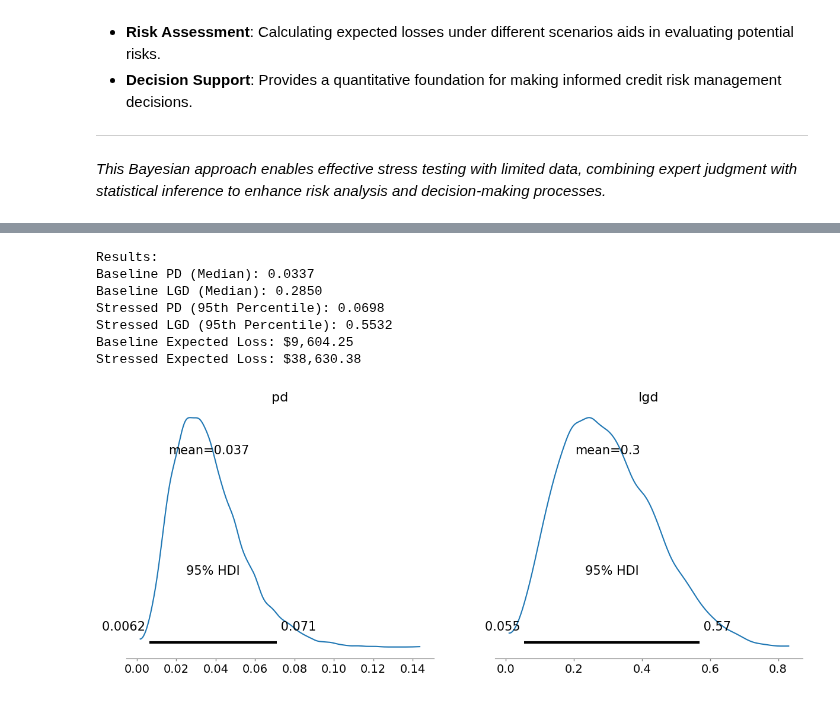
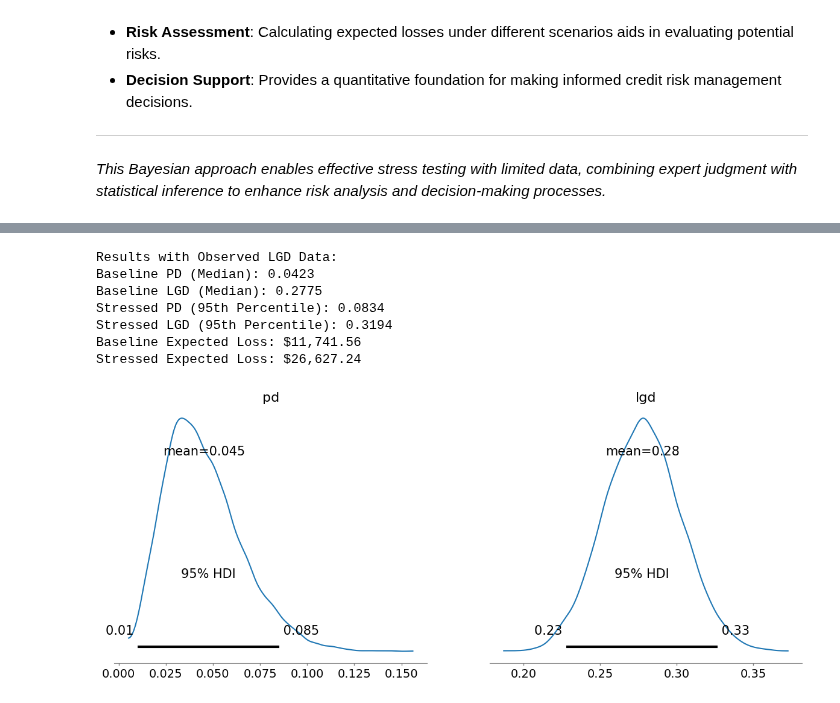
Before and after one commit to at621/snippets, a Jupyter notebook: pymc_stresstest.ipynb, the cells around one changed output, grey strips where cells are left out. Saved outputs shown, nothing was run; the diff lists cells and outputs as text; code cells hidden in the pictures.

```diff
--- a/pymc_stresstest.ipynb
+++ b/pymc_stresstest.ipynb
@@ -98,16 +98,17 @@ def suppress_specific_stderr(text):
     finally:
         sys.stderr = old_stderr
 
-# Function to perform Bayesian stress test with user-provided priors
-def bayesian_stress_test(n_loans, n_defaults, prior_params_pd, prior_params_lgd, ead=1_000_000):
+# Function to perform Bayesian stress test with observed LGD data
+def bayesian_stress_test_with_lgd_data(n_loans, n_defaults, prior_params_pd, prior_params_lgd, observed_lgds, ead=1_000_000):
     """
-    Performs Bayesian stress testing with user-provided priors.
+    Performs Bayesian stress testing with user-provided priors and observed LGD data.
 
     Parameters:
     - n_loans: int, total number of loans
     - n_defaults: int, number of observed defaults
     - prior_params_pd: tuple, (alpha_pd, beta_pd) parameters for PD prior
     - prior_params_lgd: tuple, (alpha_lgd, beta_lgd) parameters for LGD prior
+    - observed_lgds: list or array, observed LGD data (values between 0 and 1)
     - ead: float, Exposure at Default per loan (default is 1,000,000)
 
     Returns:
@@ -128,8 +129,13 @@ def bayesian_stress_test(n_loans, n_defaults, prior_params_pd, prior_params_lgd,
             # Prior for LGD
             lgd = pm.Beta('lgd', alpha=alpha_prior_lgd, beta=beta_prior_lgd)
 
-            # Likelihood for defaults (Data incorporation)
+            # Likelihood for defaults (PD)
             defaults_observed = pm.Binomial('defaults_observed', n=n_loans, p=pd, observed=n_defaults)
+
+            # Likelihood for observed LGDs using Beta distribution
+            # Adjust the scaling factor 'k' based on your data
+            k = 100  # Scaling factor for Beta distribution
+            lgd_observed = pm.Beta('lgd_observed', alpha=lgd * k, beta=(1 - lgd) * k, observed=observed_lgds)
 
             # Sampling
             trace = pm.sample(5000, tune=1000, target_accept=0.95, random_seed=42, return_inferencedata=True)
@@ -159,48 +165,49 @@ def bayesian_stress_test(n_loans, n_defaults, prior_params_pd, prior_params_lgd,
         'Baseline Expected Loss': expected_loss_baseline,
         'Stressed Expected Loss': expected_loss_stressed
     }
 
     return trace, results
 
 # Example usage of the function
 if __name__ == "__main__":
     # Data
     n_loans = 10           # Total number of loans
-    n_defaults = 1         # Number of observed defaults
+    n_defaults = 3         # Number of observed defaults
+
+    # Observed LGDs from defaults
+    observed_lgds = [0.3, 0.2, 0.35]  # Replace with your actual observed LGD data
 
     # User-provided priors for PD and LGD
-    # Users can adjust the alpha and beta parameters as per their beliefs
+    # Prior for PD: User believes PD ≈ 2%
+    prior_params_pd = (2, 98)   # Alpha = 2, Beta = 98 (Mean PD ≈ 2%)
 
-    # Example prior for PD: User believes PD ≈ 3%
-    prior_params_pd = (3, 97)   # Alpha = 3, Beta = 97 (Mean PD ≈ 3%)
+    # Prior for LGD: User believes LGD ≈ 60%
+    prior_params_lgd = (2, 8)   # Alpha = 6, Beta = 4 (Mean LGD ≈ 60%)
 
-    # Example prior for LGD: User believes LGD ≈ 70%
-    prior_params_lgd = (3, 7)   # Alpha = 7, Beta = 3 (Mean LGD ≈ 70%)
-
-    # Perform Bayesian stress test
-    trace, results = bayesian_stress_test(n_loans, n_defaults, prior_params_pd, prior_params_lgd)
+    # Perform Bayesian stress test with observed LGD data
+    trace, results = bayesian_stress_test_with_lgd_data(n_loans, n_defaults, prior_params_pd, prior_params_lgd, observed_lgds)
 
     # Display results
-    print("Results:")
+    print("Results with Observed LGD Data:")
     for key, value in results.items():
         if 'Expected Loss' in key:
             print(f"{key}: ${value:,.2f}")
         else:
             print(f"{key}: {value:.4f}")
 
     # Visualize the posterior distributions
     az.plot_posterior(trace, var_names=['pd', 'lgd'], hdi_prob=0.95)
     plt.show()
 # %% [output]
 [interactive output not drawn]
 [interactive output not drawn]
 [interactive output not drawn]
 [interactive output not drawn]
-Results:
-Baseline PD (Median): 0.0337
-Baseline LGD (Median): 0.2850
-Stressed PD (95th Percentile): 0.0698
-Stressed LGD (95th Percentile): 0.5532
-Baseline Expected Loss: $9,604.25
-Stressed Expected Loss: $38,630.38
+Results with Observed LGD Data:
+Baseline PD (Median): 0.0423
+Baseline LGD (Median): 0.2775
+Stressed PD (95th Percentile): 0.0834
+Stressed LGD (95th Percentile): 0.3194
+Baseline Expected Loss: $11,741.56
+Stressed Expected Loss: $26,627.24
-[figure, old version]
+[figure, new version]
```
